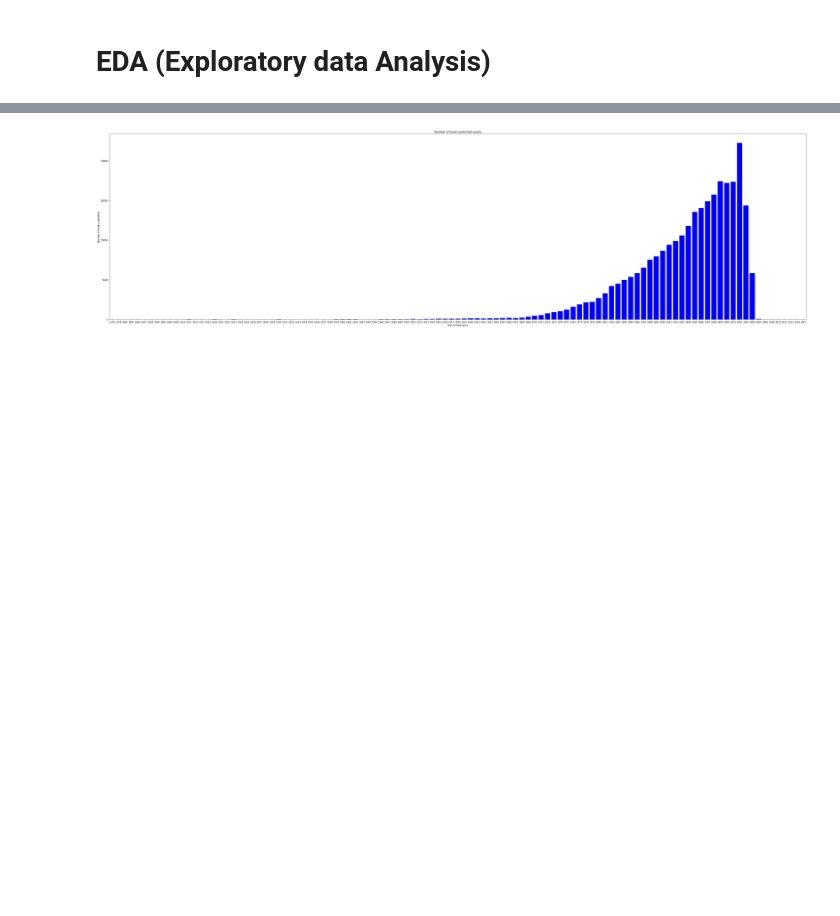
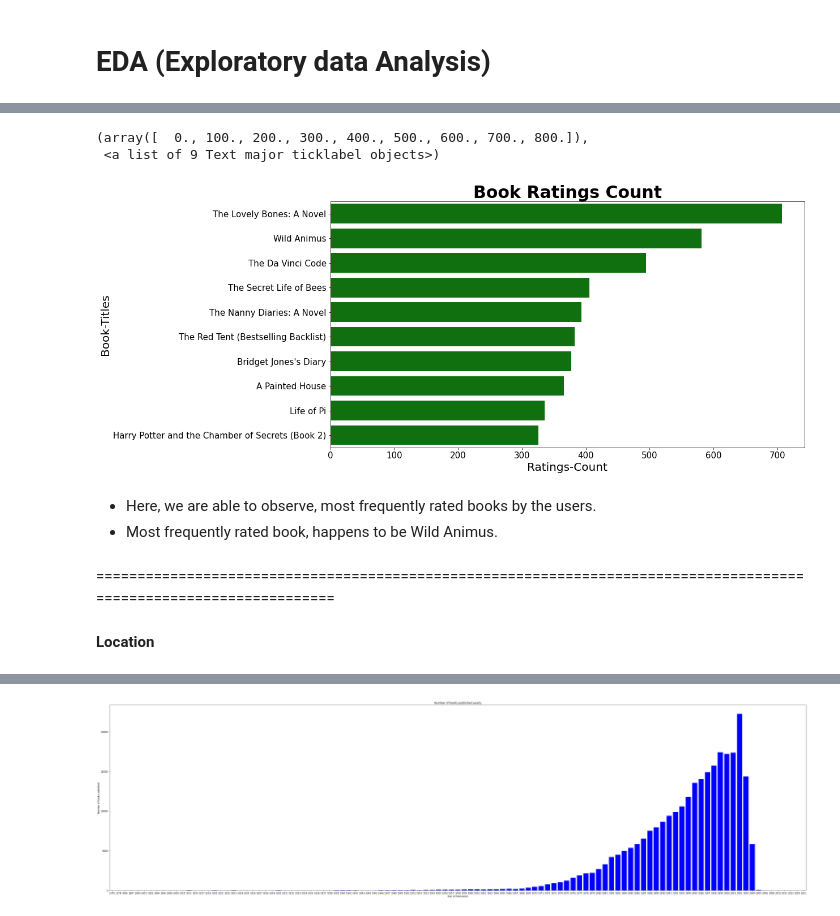
Before and after one commit to Shailendra114/Books-Recommendation-System-Unsupervised-Machine-Learning-, a Jupyter notebook: (Team_Notebook)_Book_Recommendation_System.ipynb, the cells around one changed output, grey strips where cells are left out. Drawn from its saved outputs; the diff is of its cells as text; code cells hidden in the pictures; blank space fills up the shorter version.

```diff
--- a/(Team_Notebook)_Book_Recommendation_System.ipynb
+++ b/(Team_Notebook)_Book_Recommendation_System.ipynb
@@ -1042,0 +1097,20 @@ Great,we have successfully merged all the dataset.Lets proceed for Exploratory d
+# %%
+# lets plot the graph for it
+plt.figure(figsize=(15,8))
+ax=sns.barplot(book_rating['rating'][:10],book_rating['Book-Title'][:10],color='g')
+ax.set_title('Book Ratings Count', fontsize=30,fontweight='bold')
+ax.set_xlabel('Ratings-Count',fontsize=20)
+ax.set_ylabel('Book-Titles',fontsize=20)
+plt.yticks(fontsize=15)
+plt.xticks(fontsize=15)
+# %% [output]
+(array([  0., 100., 200., 300., 400., 500., 600., 700., 800.]),
+ <a list of 9 Text major ticklabel objects>)
+[figure, added]
+# %% [markdown]
+* Here, we are able to observe, most frequently rated books by the users.
+* Most frequently rated book, happens to be Wild Animus.
+# %% [markdown]
+===================================================================================================================
+# %% [markdown]
+**Location**
```
Also changed, not shown: parts of 56 cells of this notebook.
